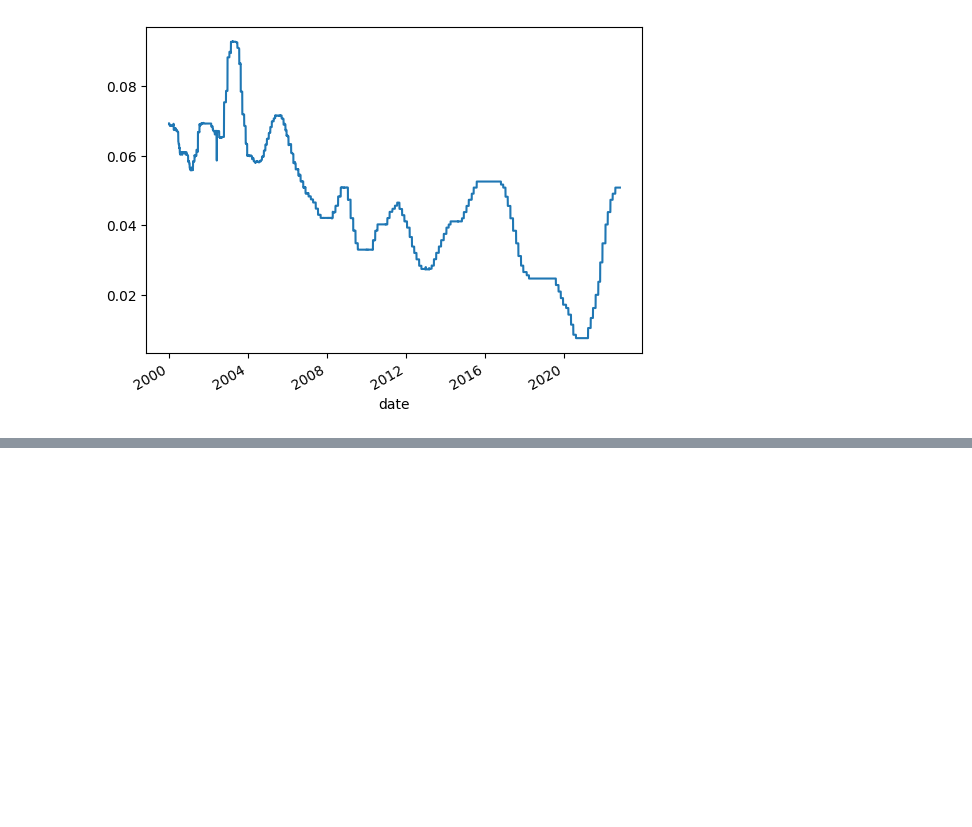
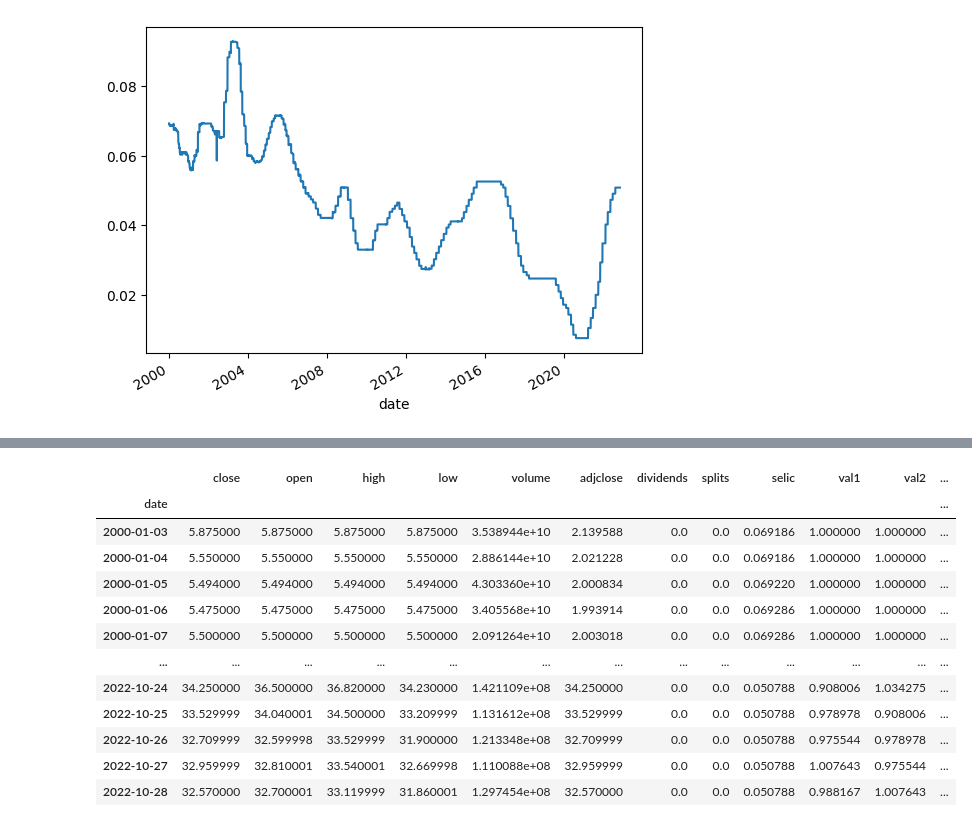
Before and after one commit to xxbielxd/Modelo-de-Predi-o-da-Bolsa-de-Valores, a Jupyter notebook: script.ipynb, the cells around one changed output, grey strips where cells are left out. Drawn from its saved outputs; the diff is of its cells as text; code cells hidden in the pictures; blank space fills up the shorter version.

Commit message:
Adicionado o Jinja, Criado colunas com a porcentagem de ganho/perda da ação

```diff
--- a/script.ipynb
+++ b/script.ipynb
@@ -156,6 +157,14 @@ def preencherUltimoSelic (x):
         days += 1
     return x
 
+selic_preenchidos = petr_dados[petr_dados["selic"].isna()].apply(preencherUltimoSelic, axis=1)
 
-petr_dados[petr_dados["selic"].isna()].apply(preencherUltimoSelic, axis=1)
+# depois que descobri os valores anteriores, vou preenchelos na base final
+
+for index,value in selic_preenchidos.iterrows() :
+    petr_dados["selic"][index] = value['selic']
+
+# por fim verificar se não há mais valores nulos
+
+petr_dados.isna().sum()
 # %% [output]
@@ -175,0 +197,86 @@ petr_dados[petr_dados["selic"].isna()].apply(preencherUltimoSelic, axis=1)
+# %%
+# Como a ideia é tentar prever diáriamente o valor fechamento, vou criar 5 colunas
+# com a porcentagem de aumento ou diminuição da ação nos ultimos 5 dias do dia em questão,
+# acredito que com isso consigo adicionar, alem do valor do selic consigo adicionar a influencia da queda ou valorizacao
+# baseado se no passado ela foi valorizada ou não
+
+menorData = min(petr_dados.index) + relativedelta(days=4)
+
+def preencherPorcentagemAumento (x):
+    global petr_dados
+    if x.name <= menorData:
+        x['val1'] = 1
+        x['val2'] = 1
+        x['val3'] = 1
+        x['val4'] = 1
+        x['val5'] = 1
+        return x
+    days = 1
+
+    x['val1'] = False
+
+    while x['val1'] == False:
+        atual = pd.to_datetime(x.name - relativedelta(days=days)).strftime('%Y-%m-%d')
+        if atual in petr_dados.index :
+            valor_close = petr_dados.loc[atual]['close']
+            x['val1'] =  x['close'] / valor_close
+
+        days += 1
+
+    x['val2'] = False
+
+    while x['val2'] == False:
+        atual = pd.to_datetime(x.name - relativedelta(days=days)).strftime('%Y-%m-%d')
+        if atual in petr_dados.index :
+            valor_close2 = petr_dados.loc[atual]['close']
+            x['val2'] =  valor_close / valor_close2
+
+        days += 1
+
+    x['val3'] = False
+
+    while x['val3'] == False:
+        atual = pd.to_datetime(x.name - relativedelta(days=days)).strftime('%Y-%m-%d')
+        if atual in petr_dados.index :
+            valor_close3 = petr_dados.loc[atual]['close']
+            x['val3'] =  valor_close2 / valor_close3
+
+        days += 1
+
+    x['val4'] = False
+
+    while x['val4'] == False:
+        atual = pd.to_datetime(x.name - relativedelta(days=days)).strftime('%Y-%m-%d')
+        if atual in petr_dados.index :
+            valor_close4 = petr_dados.loc[atual]['close']
+            x['val4'] =  valor_close3 / valor_close4
+
+        days += 1
+
+    x['val5'] = False
+
+    while x['val5'] == False:
+        atual = pd.to_datetime(x.name - relativedelta(days=days)).strftime('%Y-%m-%d')
+        if atual in petr_dados.index :
+            valor_close5 = petr_dados.loc[atual]['close']
+            x['val5'] =  valor_close4 / valor_close5
+
+        days += 1
+
+    return x
+
+petr_dados.apply(preencherPorcentagemAumento, axis=1)
+# %% [output]
+|  | close | open | high | low | volume | adjclose | dividends | splits | selic | val1 | val2 | ... |
+| date |  |  |  |  |  |  |  |  |  |  |  | ... |
+| 2000-01-03 | 5.875000 | 5.875000 | 5.875000 | 5.875000 | 3.538944e+10 | 2.139588 | 0.0 | 0.0 | 0.069186 | 1.000000 | 1.000000 | ... |
+| 2000-01-04 | 5.550000 | 5.550000 | 5.550000 | 5.550000 | 2.886144e+10 | 2.021228 | 0.0 | 0.0 | 0.069186 | 1.000000 | 1.000000 | ... |
+| 2000-01-05 | 5.494000 | 5.494000 | 5.494000 | 5.494000 | 4.303360e+10 | 2.000834 | 0.0 | 0.0 | 0.069220 | 1.000000 | 1.000000 | ... |
+| 2000-01-06 | 5.475000 | 5.475000 | 5.475000 | 5.475000 | 3.405568e+10 | 1.993914 | 0.0 | 0.0 | 0.069286 | 1.000000 | 1.000000 | ... |
+| 2000-01-07 | 5.500000 | 5.500000 | 5.500000 | 5.500000 | 2.091264e+10 | 2.003018 | 0.0 | 0.0 | 0.069286 | 1.000000 | 1.000000 | ... |
+| ... | ... | ... | ... | ... | ... | ... | ... | ... | ... | ... | ... | ... |
+| 2022-10-24 | 34.250000 | 36.500000 | 36.820000 | 34.230000 | 1.421109e+08 | 34.250000 | 0.0 | 0.0 | 0.050788 | 0.908006 | 1.034275 | ... |
+| 2022-10-25 | 33.529999 | 34.040001 | 34.500000 | 33.209999 | 1.131612e+08 | 33.529999 | 0.0 | 0.0 | 0.050788 | 0.978978 | 0.908006 | ... |
+| 2022-10-26 | 32.709999 | 32.599998 | 33.529999 | 31.900000 | 1.213348e+08 | 32.709999 | 0.0 | 0.0 | 0.050788 | 0.975544 | 0.978978 | ... |
+| 2022-10-27 | 32.959999 | 32.810001 | 33.540001 | 32.669998 | 1.110088e+08 | 32.959999 | 0.0 | 0.0 | 0.050788 | 1.007643 | 0.975544 | ... |
+| 2022-10-28 | 32.570000 | 32.700001 | 33.119999 | 31.860001 | 1.297454e+08 | 32.570000 | 0.0 | 0.0 | 0.050788 | 0.988167 | 1.007643 | ... |
```
Also changed, not shown: parts of 11 cells of this notebook, 1 other file.
